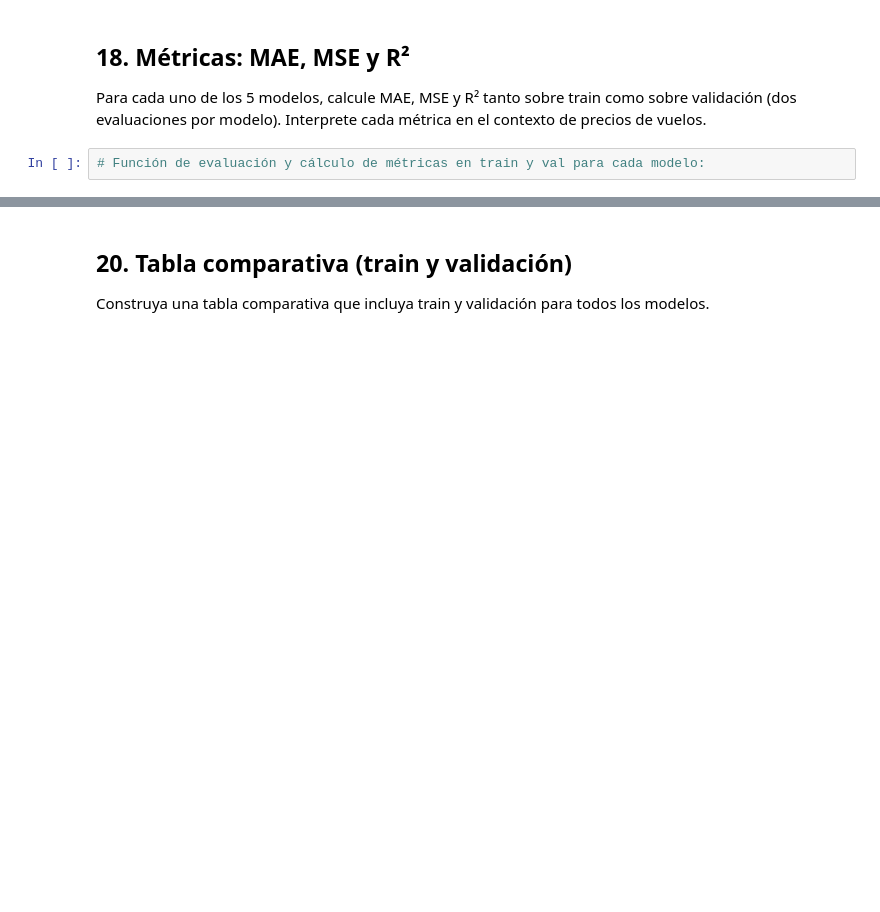
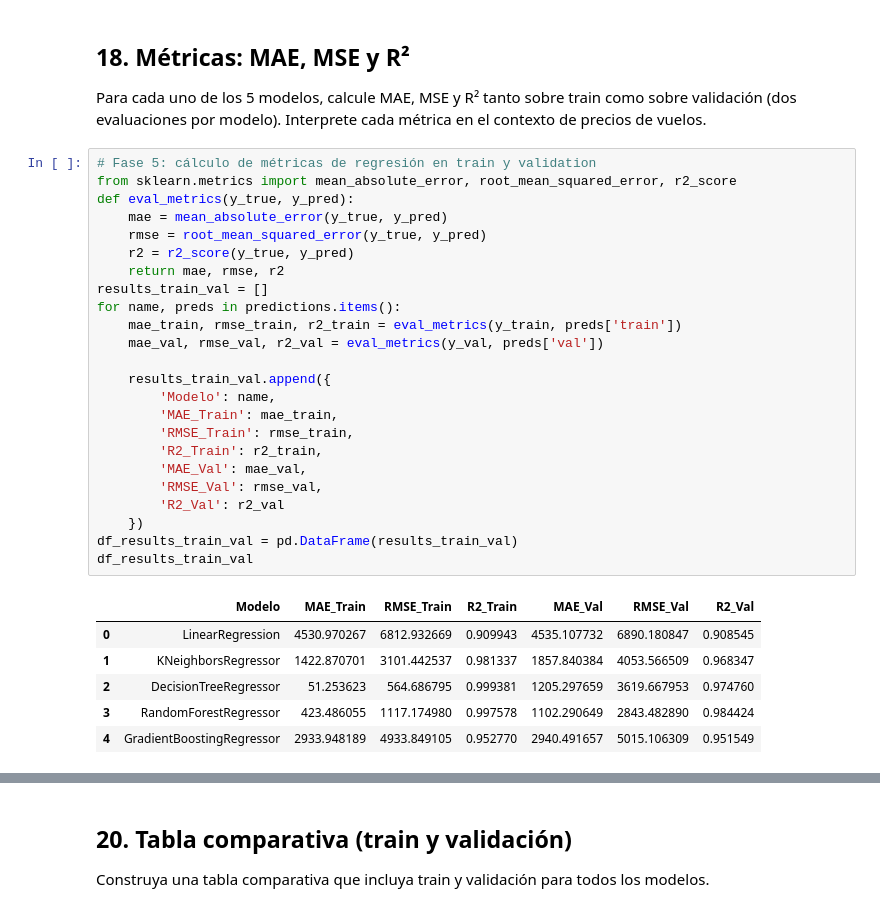
Before and after one commit to Jjes07/FundamentosML-Workshop2, a Jupyter notebook: Regresion.ipynb, the cells around one changed output, grey strips where cells are left out. Saved outputs shown, nothing was run; the diff lists cells and outputs as text; blank space fills up the shorter version.

```diff
--- a/Regresion.ipynb
+++ b/Regresion.ipynb
@@ -904,5 +962,34 @@ Para cada modelo, genere las predicciones sobre el conjunto de validación.
 
 Para cada uno de los 5 modelos, calcule MAE, MSE y R² tanto sobre train como sobre validación (dos evaluaciones por modelo). Interprete cada métrica en el contexto de precios de vuelos.
 # %%
-# Función de evaluación y cálculo de métricas en train y val para cada modelo:
+# Fase 5: cálculo de métricas de regresión en train y validation
+from sklearn.metrics import mean_absolute_error, root_mean_squared_error, r2_score
+def eval_metrics(y_true, y_pred):
+    mae = mean_absolute_error(y_true, y_pred)
+    rmse = root_mean_squared_error(y_true, y_pred)
+    r2 = r2_score(y_true, y_pred)
+    return mae, rmse, r2
+results_train_val = []
+for name, preds in predictions.items():
+    mae_train, rmse_train, r2_train = eval_metrics(y_train, preds['train'])
+    mae_val, rmse_val, r2_val = eval_metrics(y_val, preds['val'])
+
+    results_train_val.append({
+        'Modelo': name,
+        'MAE_Train': mae_train,
+        'RMSE_Train': rmse_train,
+        'R2_Train': r2_train,
+        'MAE_Val': mae_val,
+        'RMSE_Val': rmse_val,
+        'R2_Val': r2_val
+    })
+df_results_train_val = pd.DataFrame(results_train_val)
+df_results_train_val
+# %% [output]
+|  | Modelo | MAE_Train | RMSE_Train | R2_Train | MAE_Val | RMSE_Val | R2_Val |
+| 0 | LinearRegression | 4530.970267 | 6812.932669 | 0.909943 | 4535.107732 | 6890.180847 | 0.908545 |
+| 1 | KNeighborsRegressor | 1422.870701 | 3101.442537 | 0.981337 | 1857.840384 | 4053.566509 | 0.968347 |
+| 2 | DecisionTreeRegressor | 51.253623 | 564.686795 | 0.999381 | 1205.297659 | 3619.667953 | 0.974760 |
+| 3 | RandomForestRegressor | 423.486055 | 1117.174980 | 0.997578 | 1102.290649 | 2843.482890 | 0.984424 |
+| 4 | GradientBoostingRegressor | 2933.948189 | 4933.849105 | 0.952770 | 2940.491657 | 5015.106309 | 0.951549 |
 # %% [markdown]
```
Also changed, not shown: parts of 21 cells of this notebook, 7 other files.
